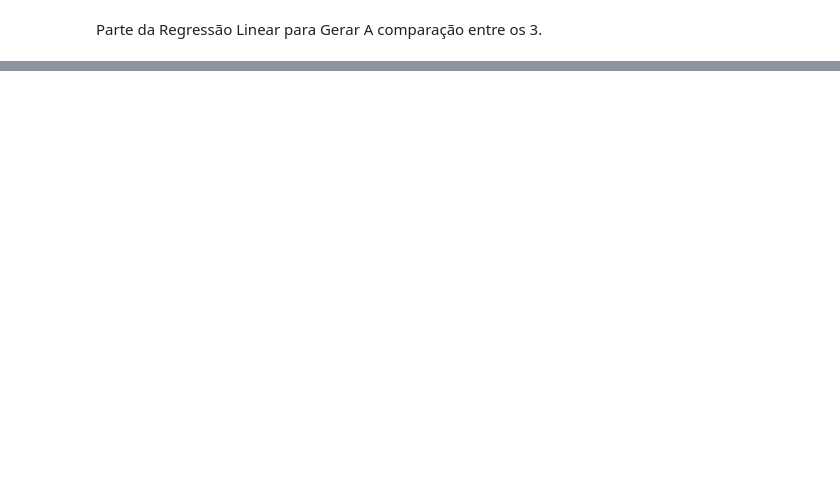
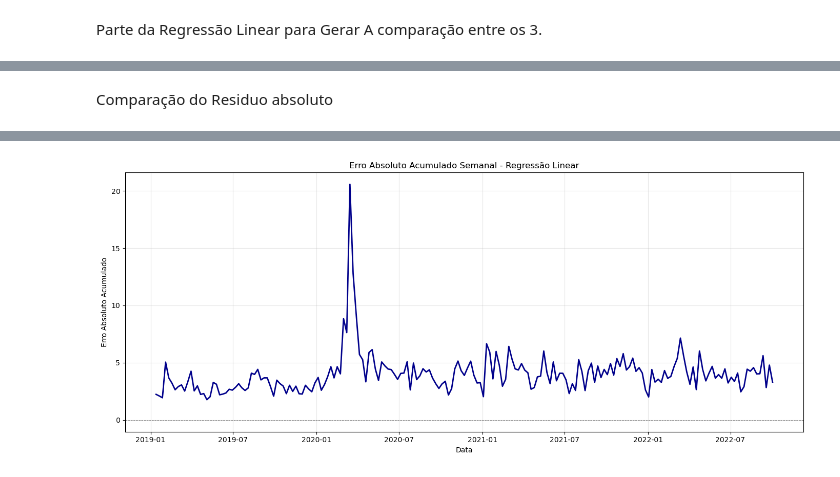
Before and after one commit to diogobrasil/analises-tcc-cripto, a Jupyter notebook: main/notebooks/arima_analysis/arima_analysis.ipynb, the cells around one changed output, grey strips where cells are left out. Drawn from its saved outputs; the diff is of its cells as text; code cells hidden in the pictures; blank space fills up the shorter version.

```diff
--- a/main/notebooks/arima_analysis/arima_analysis.ipynb
+++ b/main/notebooks/arima_analysis/arima_analysis.ipynb
@@ -519,0 +453,69 @@ Métricas no conjunto de teste:
+# %% [markdown]
+Comparação do Residuo absoluto
+# %%
+import os
+import sys
+import numpy as np
+import pandas as pd
+import matplotlib.pyplot as plt
+from datetime import timedelta
+
+# Adiciona o caminho do projeto
+sys.path.append(os.path.abspath("../../"))
+
+# Importa as funções
+from classes.neural_networks.training.train_linear_regression import train_and_evaluate, load_data
+
+# Define os parâmetros
+csv_path = "../../datasets/b3_dados/processed/acoes_concat.csv"
+window = 3
+model_dir = "../../saved_models/regressao"
+version = "v1.0"
+acoes = ['ITUB4', 'BBAS3', 'CYRE3', 'TEND3', 'DIRR3', 'ELET3', 'EQTL3', 'CMIG4', 'PETR3', 'VALE3', 'BRAP3']
+
+# Carrega os dados
+df = load_data(csv_path)
+df.sort_values("Date", inplace=True)
+df.set_index("Date", inplace=True)
+
+# Dicionários para armazenar resíduos
+residuos_dict = {}
+
+# Processa cada ação
+
+for acao in acoes:
+    model, theta, train_metrics, val_metrics, test_metrics, y_test, test_predictions = train_and_evaluate(
+        csv_path, acao, window, model_dir, version)
+
+    # Calcula resíduo absoluto
+    res = np.abs(y_test - test_predictions)
+
+    # Datas correspondentes do final da série (convertidas para datetime)
+    dates = pd.to_datetime(df[df[acao].notna()].index[-len(y_test):])
+
+    # Cria Series com índice datetime
+    res_series = pd.Series(res, index=dates)
+
+    # Reamostragem semanal
+    residuos_dict[acao] = res_series.resample('W').mean().interpolate()
+
+# Combina tudo em um DataFrame
+residuos_df = pd.DataFrame(residuos_dict)
+
+# Soma absoluta dos resíduos em cada semana
+erro_acumulado = residuos_df.sum(axis=1)
+
+# Salva para uso futuro
+erro_acumulado.to_csv("erro_acumulado_lr.csv")
+
+# Plota o gráfico
+plt.figure(figsize=(14, 6))
+plt.plot(erro_acumulado.index, erro_acumulado, color='darkblue', linewidth=2)
+plt.axhline(y=0, color='gray', linestyle='--', linewidth=0.7)
+plt.title("Erro Absoluto Acumulado Semanal - Regressão Linear")
+plt.xlabel("Data")
+plt.ylabel("Erro Absoluto Acumulado")
+plt.grid(True, alpha=0.3)
+plt.tight_layout()
+plt.show()
+# %% [output]
@@ -519,0 +539 @@ Métricas no conjunto de teste:
+[figure, added]
```
Also changed, not shown: parts of 12 cells of this notebook, 4 other files.
